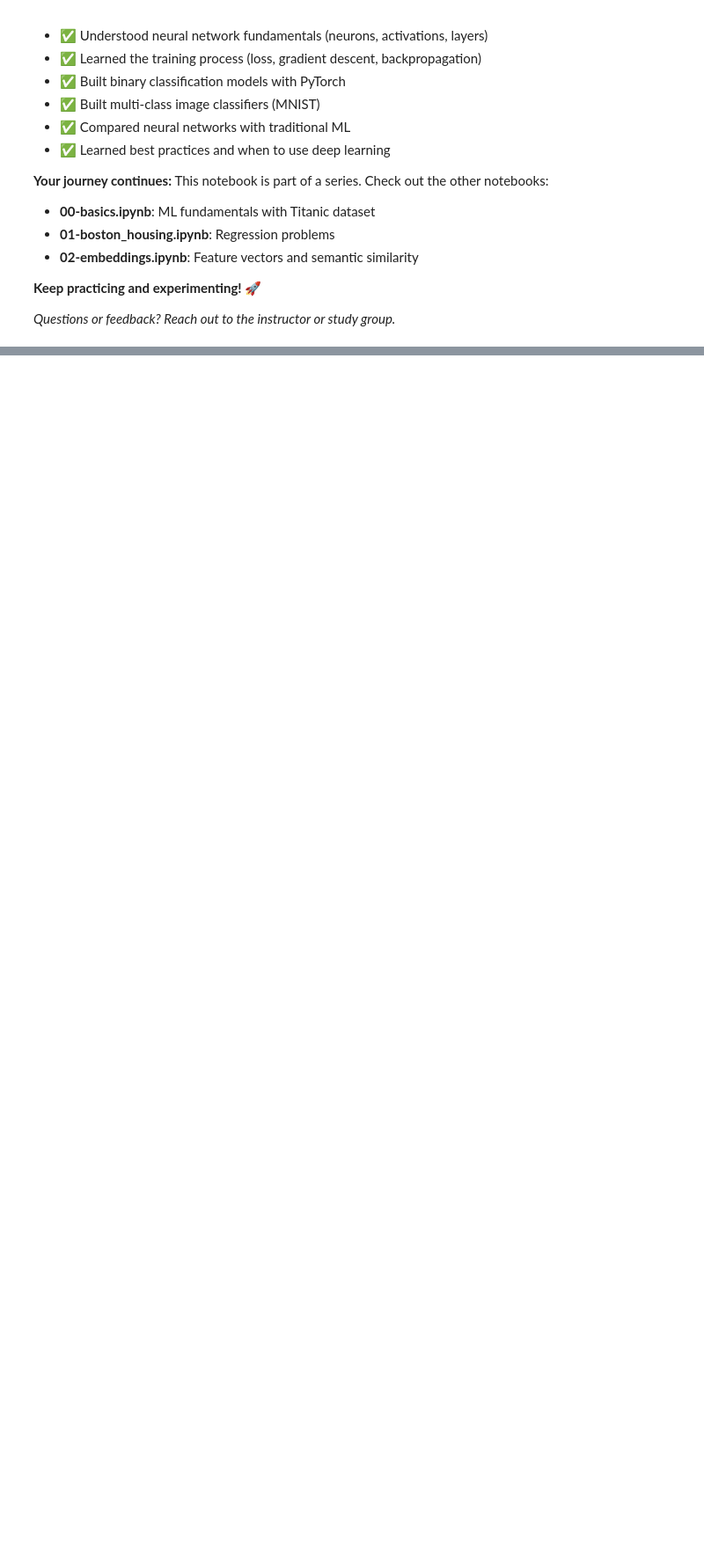
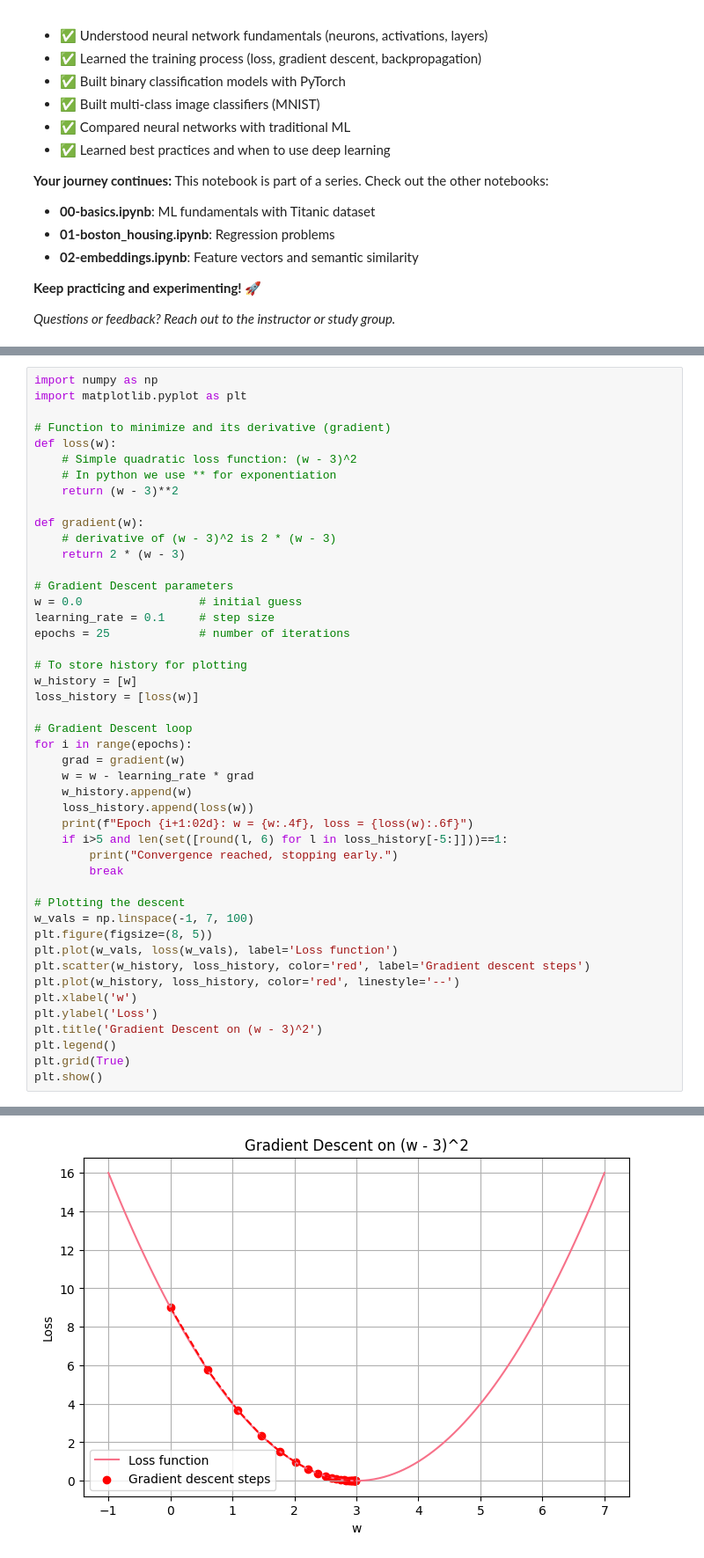
Before and after one commit to karolzak/ml101, a Jupyter notebook: notebooks/03-deep-learning.ipynb, the cells around one changed output, grey strips where cells are left out. Shown at 88% size. Saved outputs shown, nothing was run; the diff lists cells and outputs as text; blank space fills up the shorter version.

```diff
--- a/notebooks/03-deep-learning.ipynb
+++ b/notebooks/03-deep-learning.ipynb
@@ -1943,0 +1948,47 @@ This notebook is part of a series. Check out the other notebooks:
+# %%
+import numpy as np
+import matplotlib.pyplot as plt
+
+# Function to minimize and its derivative (gradient)
+def loss(w):
+    # Simple quadratic loss function: (w - 3)^2
+    # In python we use ** for exponentiation
+    return (w - 3)**2
+
+def gradient(w):
+    # derivative of (w - 3)^2 is 2 * (w - 3)
+    return 2 * (w - 3)
+
+# Gradient Descent parameters
+w = 0.0                 # initial guess
+learning_rate = 0.1     # step size
+epochs = 25             # number of iterations
+
+# To store history for plotting
+w_history = [w]
+loss_history = [loss(w)]
+
+# Gradient Descent loop
+for i in range(epochs):
+    grad = gradient(w)
+    w = w - learning_rate * grad
+    w_history.append(w)
+    loss_history.append(loss(w))
+    print(f"Epoch {i+1:02d}: w = {w:.4f}, loss = {loss(w):.6f}")
+    if i>5 and len(set([round(l, 6) for l in loss_history[-5:]]))==1:
+        print("Convergence reached, stopping early.")
+        break
+
+# Plotting the descent
+w_vals = np.linspace(-1, 7, 100)
+plt.figure(figsize=(8, 5))
+plt.plot(w_vals, loss(w_vals), label='Loss function')
+plt.scatter(w_history, loss_history, color='red', label='Gradient descent steps')
+plt.plot(w_history, loss_history, color='red', linestyle='--')
+plt.xlabel('w')
+plt.ylabel('Loss')
+plt.title('Gradient Descent on (w - 3)^2')
+plt.legend()
+plt.grid(True)
+plt.show()
+# %% [output]
@@ -1943,0 +2012 @@ This notebook is part of a series. Check out the other notebooks:
+[figure, added]
```
Also changed, not shown: parts of 13 cells of this notebook, 2 other files.
